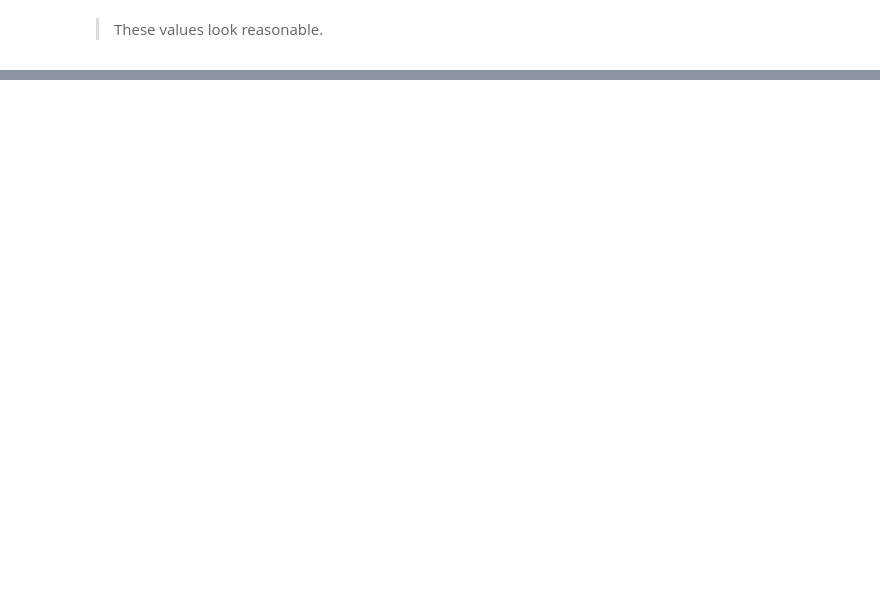
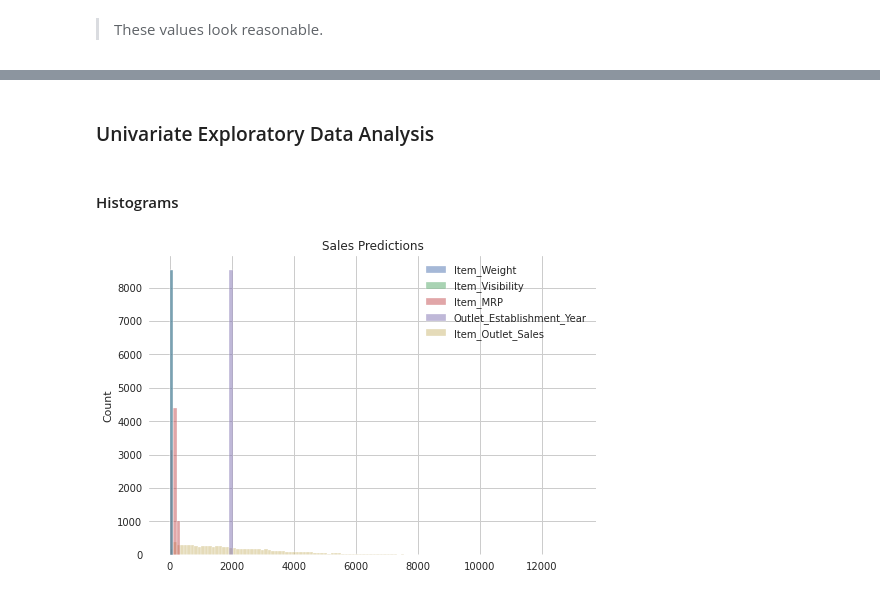
Before and after one commit to osluder/food-sales-predictions, a Jupyter notebook: food-sales-predictions.ipynb, the cells around one changed output, grey strips where cells are left out. Drawn from its saved outputs; the diff is of its cells as text; code cells hidden in the pictures; blank space fills up the shorter version.

```diff
--- a/food-sales-predictions.ipynb
+++ b/food-sales-predictions.ipynb
@@ -166,0 +153,17 @@ memory usage: 666.0+ KB
+# %%
+# Create filter of items missing weights and create lookup dataframe of item weights
+items_missing_weights = df[df['Item_Weight'].isna()]['Item_Identifier']
+filter = df['Item_Identifier'].isin(items_missing_weights)
+missing_item_weights = df[filter][['Item_Identifier', 'Item_Weight']]
+missing_item_weights = missing_item_weights.dropna()
+missing_item_weights = missing_item_weights.drop_duplicates()
+
+# Fill missing weights from lookup dataframe
+for item in missing_item_weights['Item_Identifier']:
+  filter = missing_item_weights['Item_Identifier'] == item
+  weight = missing_item_weights[filter]['Item_Weight'].iloc[0]
+  filter = df['Item_Identifier'] == item
+  df[filter] = df[filter].fillna({'Item_Weight': weight})
+
+# Check for missing data
+display_missing_data(df)
@@ -166,0 +176,14 @@ memory usage: 666.0+ KB
+# %%
+# Create dataframe of item types missing weights
+item_types_missing_weights = df[df['Item_Weight'].isna()]['Item_Type']
+item_types_missing_weights = item_types_missing_weights.dropna()
+item_types_missing_weights = item_types_missing_weights.drop_duplicates()
+
+# Fill remaining missing weights with mean of that item type's weight
+for item_type in item_types_missing_weights:
+  filter = df['Item_Type'] == item_type
+  weight = df[filter]['Item_Weight'].mean()
+  df[filter] = df[filter].fillna({'Item_Weight': weight})
+
+# Check for missing data
+display_missing_data(df)
@@ -167,2 +212,4 @@ memory usage: 666.0+ KB
+# %%
+df = df.fillna({'Outlet_Size': 'Unknown'})
 # %% [markdown]
 Confirm there is no longer any missing data:
@@ -216,5 +274,5 @@ Standardize the values in the `Item_Fat_Content` column:
 # %%
-df['Item_Fat_Content'].replace({'LF': 'Low Fat', 'low fat': 'Low Fat', 'reg': 'Regular'}, inplace=True)
+df['Item_Fat_Content'] = df['Item_Fat_Content'].replace({'LF': 'Low Fat', 'low fat': 'Low Fat', 'reg': 'Regular'})
 df['Item_Fat_Content'].value_counts() # verify the data is correct
 # %% [output]
 Low Fat    5517
@@ -354,0 +384,10 @@ Name: Item_Outlet_Sales, dtype: float64
+# %% [markdown]
+### Univariate Exploratory Data Analysis
+# %% [markdown]
+#### Histograms
+# %%
+ax = sns.histplot(data=df)
+ax.set_title('Sales Predictions')
+plt.show()
+# %% [output]
+[figure, added]
```
Also changed, not shown: parts of 81 cells of this notebook.
